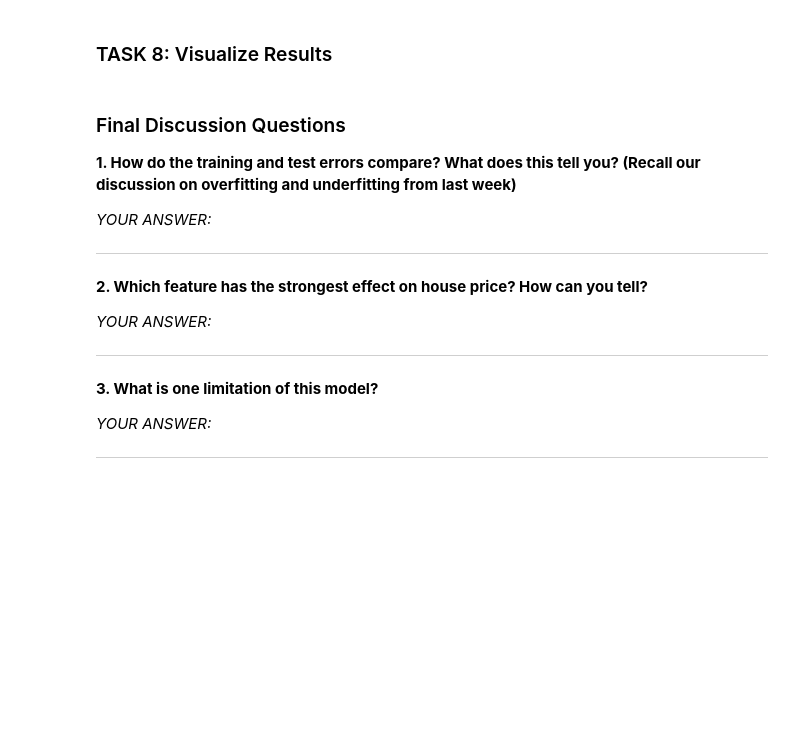
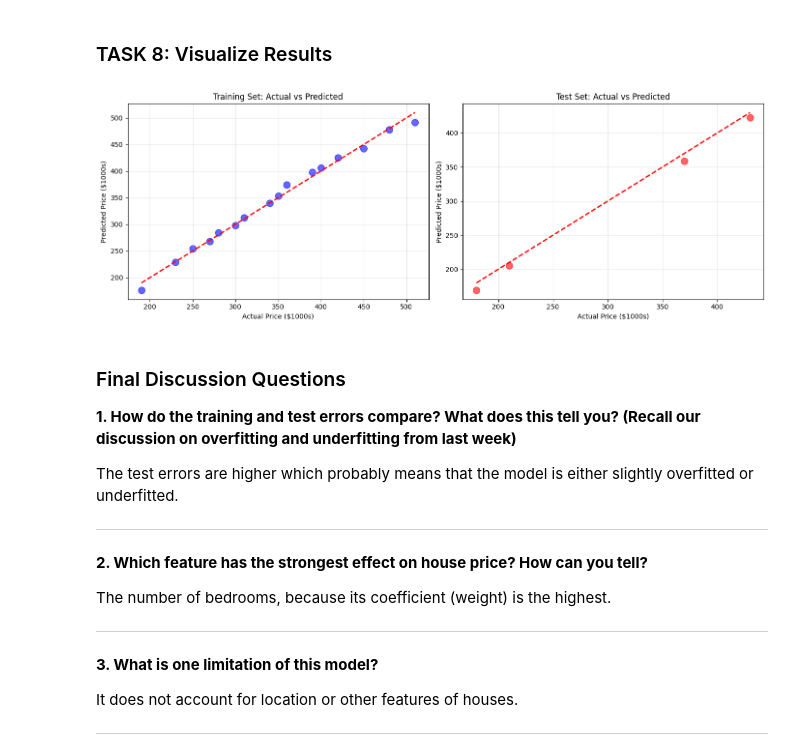
Before and after one commit to ohih8/bwsi-comp-problem-solving, a Jupyter notebook: mod5_supervised_learning/3_more_regression.ipynb, the cells around one changed output. Cells and saved outputs as stored; diff of their text form; code cells hidden in the pictures; blank space fills up the shorter version.

```diff
--- a/mod5_supervised_learning/3_more_regression.ipynb
+++ b/mod5_supervised_learning/3_more_regression.ipynb
@@ -319,31 +379,31 @@ for col in ['Size_sqft', 'Bedrooms', 'Age_years']:
  ### TASK 6: Implement Multiple Linear Regression
 # %%
 # TODO: Prepare features and target
-X_multi = # TODO: Select feature columns
-y_multi = # TODO: Select target column
+X_multi = house_df[['Size_sqft', 'Bedrooms', 'Age_years']]# TODO: Select feature columns
+y_multi = house_df[['Price_1000s']] # TODO: Select target column
 
 # TODO: Split into training and testing sets (80-20 split)
 # The purpose of splitting the data into a training and testing set is to save some of the data to test the model that we trained.
 # The test data set needs to be separate from the training data so we can simulate "new" situations before we put our model out in the real world.
 # Hint: There is a very helpful sklearn method you should use for this step
-X_train, X_test, y_train, y_test = # TODO
+X_train, X_test, y_train, y_test = train_test_split(X_multi, y_multi, test_size=0.2, random_state=42)
 
 # TODO: Create and train the model
-mlr_model = # TODO: Create LinearRegression object
-# TODO: Fit the model
+mlr_model = LinearRegression()
+model.fit(X_train, y_train)
 
 # TODO: Make predictions
-y_train_pred = # TODO: Predictions on training set
-y_test_pred = # TODO: Predictions on test set
+y_train_pred = model.predict(X_train)
+y_test_pred = model.predict(X_test)  # TODO: Predictions on test set
 
 # TODO: Extract coefficients
-coefficients = # TODO: Get coefficients
-intercept = # TODO: Get intercept
+coefficients = model.coef_[0]# TODO: Get coefficients
+intercept = model.intercept_[0] # TODO: Get intercept
 
 print("Model Coefficients:")
 print(f"Intercept: {intercept:.2f}")
 for i, col in enumerate(X_multi.columns):
-    print(f"{col}: ???")  # TODO: Fill in actual coefficient
+    print(f"{col}: {coefficients[i]}")  # TODO: Fill in actual coefficient
 
 print("\nModel Equation:")
-print("Price = ??? + ???*Size + ???*Bedrooms + ???*Age")  # TODO: Complete
+print(f"Price = {intercept} + {coefficients[0]}*Size + {coefficients[1]}*Bedrooms + {coefficients[2]}*Age")  # TODO: Complete
@@ -374,25 +459,27 @@ print(f"RMSE: $???k")  # TODO: Fill in
 # %%
 fig, axes = plt.subplots(1, 2, figsize=(14, 5))
 
 # Training set
 axes[0].scatter(y_train, y_train_pred, alpha=0.6, s=100, color='blue')
 axes[0].plot([y_train.min(), y_train.max()], [y_train.min(), y_train.max()], 'r--', lw=2)
 axes[0].set_xlabel('Actual Price ($1000s)')
 axes[0].set_ylabel('Predicted Price ($1000s)')
 axes[0].set_title('Training Set: Actual vs Predicted')
 axes[0].grid(True, alpha=0.3)
 
 # Testing set
 # TODO: Complete the test set plot
-axes[1].scatter(# TODO
-axes[1].plot(# TODO
+axes[1].scatter(y_test, y_test_pred, alpha=0.6, s=100, color='red')
+axes[1].plot([y_test.min(), y_test.max()], [y_test.min(), y_test.max()], 'r--', lw=2)
 axes[1].set_xlabel('Actual Price ($1000s)')
 axes[1].set_ylabel('Predicted Price ($1000s)')
 axes[1].set_title('Test Set: Actual vs Predicted')
 axes[1].grid(True, alpha=0.3)
 
 plt.tight_layout()
 plt.show()
+# %% [output]
+[figure, added]
 # %% [markdown]
  ### Final Discussion Questions
 
@@ -402,7 +489,7 @@ plt.show()
 
 
 
- *YOUR ANSWER:*
+The test errors are higher which probably means that the model is either slightly overfitted or underfitted.
 
 
 
@@ -414,7 +501,7 @@ plt.show()
 
 
 
- *YOUR ANSWER:*
+ The number of bedrooms, because its coefficient (weight) is the highest.
 
 
 
@@ -426,7 +513,7 @@ plt.show()
 
 
 
- *YOUR ANSWER:*
+It does not account for location or other features of houses.
 
 
 
```
Also changed, not shown: parts of 11 cells of this notebook.
